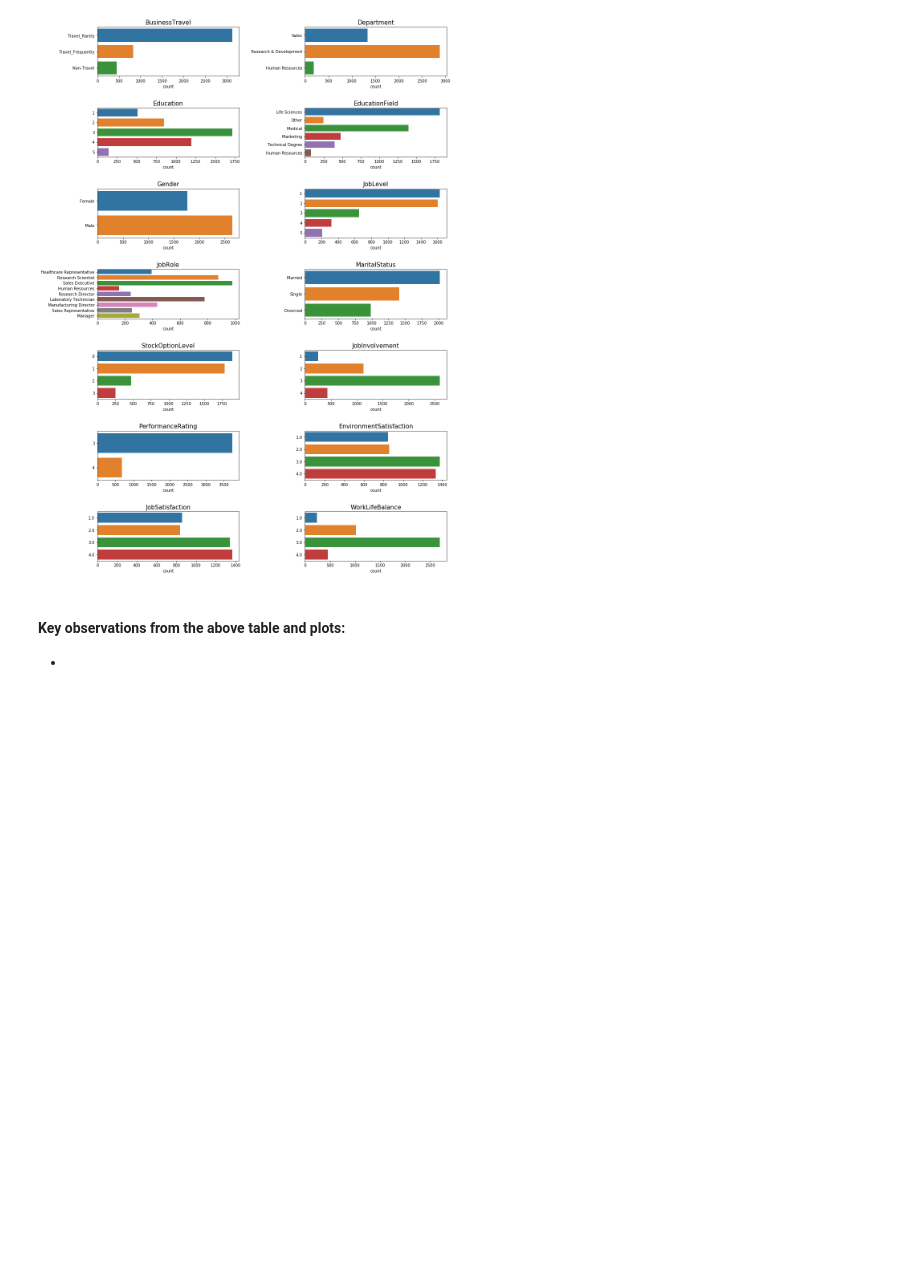
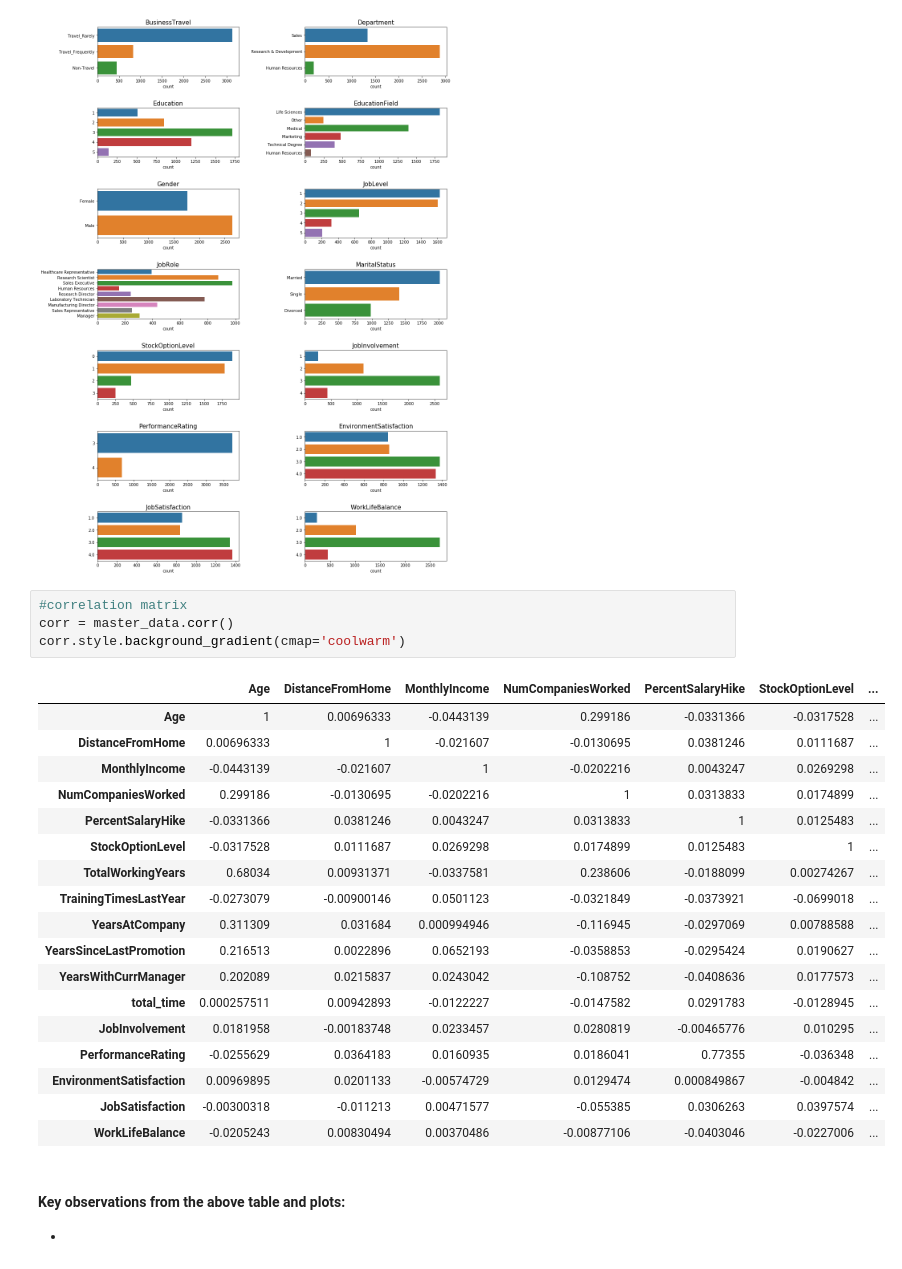
Before and after one commit to hst22/Employee-Attrition-Analysis, a Jupyter notebook: Employee_Attrition_Analysis.ipynb, the cells around one changed output. Cells and saved outputs as stored; diff of their text form; blank space fills up the shorter version.

```diff
--- a/Employee_Attrition_Analysis.ipynb
+++ b/Employee_Attrition_Analysis.ipynb
@@ -394,6 +394,29 @@ fig_bar.tight_layout(pad = 3.0)
 plt.show()
 # %% [output]
 [figure]
+# %%
+#correlation matrix
+corr = master_data.corr()
+corr.style.background_gradient(cmap='coolwarm')
+# %% [output]
+|  | Age | DistanceFromHome | MonthlyIncome | NumCompaniesWorked | PercentSalaryHike | StockOptionLevel | ... |
+| Age | 1 | 0.00696333 | -0.0443139 | 0.299186 | -0.0331366 | -0.0317528 | ... |
+| DistanceFromHome | 0.00696333 | 1 | -0.021607 | -0.0130695 | 0.0381246 | 0.0111687 | ... |
+| MonthlyIncome | -0.0443139 | -0.021607 | 1 | -0.0202216 | 0.0043247 | 0.0269298 | ... |
+| NumCompaniesWorked | 0.299186 | -0.0130695 | -0.0202216 | 1 | 0.0313833 | 0.0174899 | ... |
+| PercentSalaryHike | -0.0331366 | 0.0381246 | 0.0043247 | 0.0313833 | 1 | 0.0125483 | ... |
+| StockOptionLevel | -0.0317528 | 0.0111687 | 0.0269298 | 0.0174899 | 0.0125483 | 1 | ... |
+| TotalWorkingYears | 0.68034 | 0.00931371 | -0.0337581 | 0.238606 | -0.0188099 | 0.00274267 | ... |
+| TrainingTimesLastYear | -0.0273079 | -0.00900146 | 0.0501123 | -0.0321849 | -0.0373921 | -0.0699018 | ... |
+| YearsAtCompany | 0.311309 | 0.031684 | 0.000994946 | -0.116945 | -0.0297069 | 0.00788588 | ... |
+| YearsSinceLastPromotion | 0.216513 | 0.0022896 | 0.0652193 | -0.0358853 | -0.0295424 | 0.0190627 | ... |
+| YearsWithCurrManager | 0.202089 | 0.0215837 | 0.0243042 | -0.108752 | -0.0408636 | 0.0177573 | ... |
+| total_time | 0.000257511 | 0.00942893 | -0.0122227 | -0.0147582 | 0.0291783 | -0.0128945 | ... |
+| JobInvolvement | 0.0181958 | -0.00183748 | 0.0233457 | 0.0280819 | -0.00465776 | 0.010295 | ... |
+| PerformanceRating | -0.0255629 | 0.0364183 | 0.0160935 | 0.0186041 | 0.77355 | -0.036348 | ... |
+| EnvironmentSatisfaction | 0.00969895 | 0.0201133 | -0.00574729 | 0.0129474 | 0.000849867 | -0.004842 | ... |
+| JobSatisfaction | -0.00300318 | -0.011213 | 0.00471577 | -0.055385 | 0.0306263 | 0.0397574 | ... |
+| WorkLifeBalance | -0.0205243 | 0.00830494 | 0.00370486 | -0.00877106 | -0.0403046 | -0.0227006 | ... |
 # %% [markdown]
 #### Key observations from the above table and plots:
 *
```
Also changed, not shown: parts of 8 cells of this notebook.
